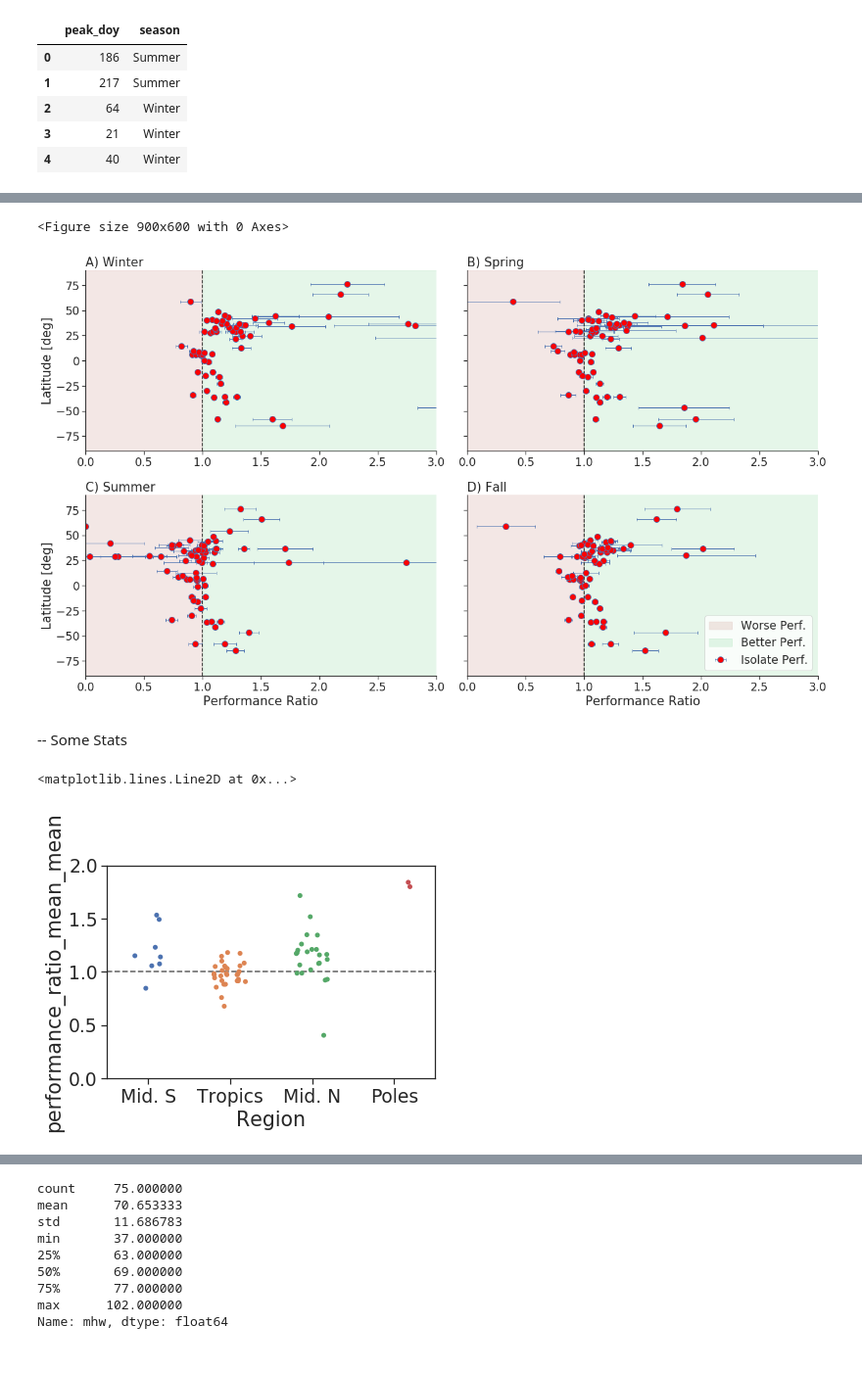
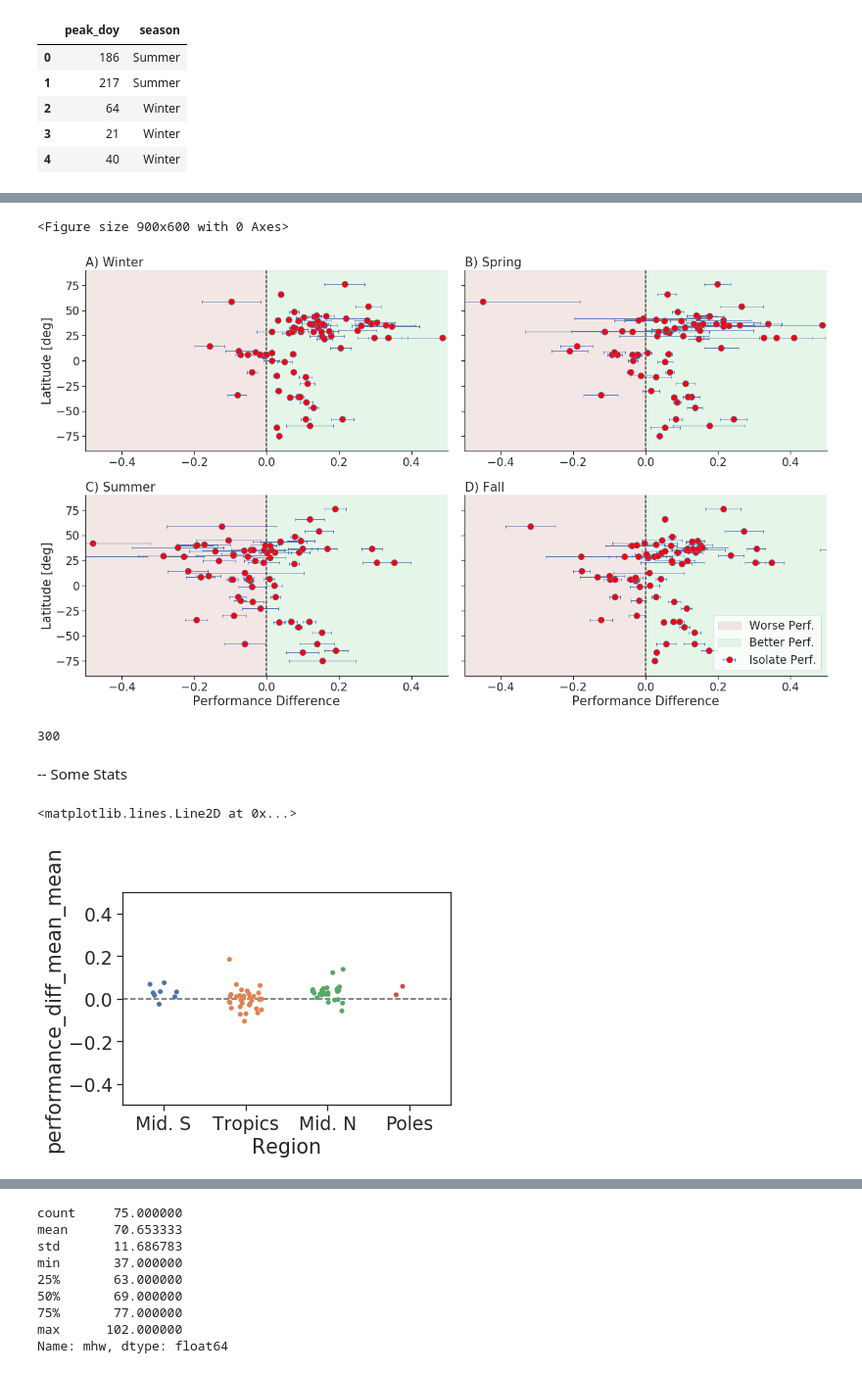
Before and after one commit to HuckleyLab/phyto-mhw, a Jupyter notebook: analysis/figures/Untitled1.ipynb, the cells around one changed output, grey strips where cells are left out. Shown at 98% size. Saved outputs shown, nothing was run; the diff lists cells and outputs as text; code cells hidden in the pictures.

Commit message:
updates to figures with new difference data (scaled)

```diff
--- a/analysis/figures/Untitled1.ipynb
+++ b/analysis/figures/Untitled1.ipynb
@@ -55,7 +55,7 @@ len(isolates.dropna(subset=['isolation.latitude', 'isolation.longitude'], axis=0
 89
 # %%
 mhwPerformance_aggregated = pd.read_csv(
-    "../isolate_performance.csv"
+    "../isolate_performance_withnegative.csv"
 )
 # %%
 mhwPerformance_aggregated.head()
@@ -187,22 +144,0 @@ plot_lowess(x, y)
-# %%
-sns.set(style='ticks', )
-fig = plt.figure(dpi=100)
-fg = sns.FacetGrid(
-    mhw_isolates_season,
-    col='season', col_wrap=2,
-    height=4, aspect=1.4,
-    sharex=False,
-)
-fg.map(
-    plot_lowess,
-    'lat_mean', 'performance_ratio_mean_mean',
-    fmt='o', capsize=2.5, linewidth=1, mfc='red',
-)
-
-fg.map(lambda color: plt.gca().axhline(1.0))
-fg.map(lambda color: plt.gca().set_ylim([-0.5, 2.5]))
-fg.set_xlabels("Latitude [deg]")
-fg.set_ylabels("Performance Ratio")
-fg.set_titles(col_template="{col_name}")
-fg.fig.suptitle('Performance Ratio by Latitude', y = 1.03, x=0.5, ha='center')
-fg.set(xlim=[-80, 80])
@@ -222,7 +154,7 @@ fg = sns.FacetGrid(
 )
 fg.map(
     lambda x, y, err, color, **kwargs: plt.errorbar(x, y, xerr=err, **kwargs),
-     'performance_ratio_mean_mean', 'lat_mean', 'performance_ratio_mean_std',
+     'performance_diff_mean_mean', 'lat_mean', 'performance_diff_mean_std',
     fmt='o', capsize=2.5, linewidth=1, ms=10, mfc='red', label='Isolate Perf.'
 )
 def title_ax(season, color):
@@ -239,18 +171,18 @@ fg.map(
 )
 
 
-fg.map(lambda color: plt.gca().axvline(1.0, linestyle='--', color='k'))
+fg.map(lambda color: plt.gca().axvline(0, linestyle='--', color='k'))
 
 # fg.fig.suptitle('Performance Ratio by Latitude', y = 1.03, x=0.5, ha='center')
 fg.set(ylim=[-90, 90])
-fg.set(xlim=[0, 3])
+fg.set(xlim=[-0.5, 0.5])
 
-fg.map(lambda color: plt.gca().axvspan(0, 1, color='xkcd:brick red', alpha=0.1, label=r'Worse Perf.'))
-fg.map(lambda color: plt.gca().axvspan(1, 3, color='xkcd:kelly green', alpha=0.1, label=r'Better Perf.'))
+fg.map(lambda color: plt.gca().axvspan(-0.5, 0, color='xkcd:brick red', alpha=0.1, label=r'Worse Perf.'))
+fg.map(lambda color: plt.gca().axvspan(0, 0.5, color='xkcd:kelly green', alpha=0.1, label=r'Better Perf.'))
 
 fg.set_titles("")
 fg.set_ylabels("Latitude [deg]")
-fg.set_xlabels("Performance Ratio")
+fg.set_xlabels("Performance Difference")
 
 fg.axes[3].legend(loc='lower right')
 plt.tight_layout()
@@ -259,7 +191,11 @@ plt.tight_layout()
 plt.savefig("isolate_performance_seasonal.png", dpi=300, bbox_inches='tight')
 # %% [output]
 <Figure size 900x600 with 0 Axes>
-[figure, old version]
+[figure, new version]
+# %%
+len(mhw_isolates_season)
+# %% [output]
+300
 # %% [markdown]
 -- Some Stats
 # %%
@@ -273,12 +209,12 @@ regional_agg = mhw_isolates_season.groupby(['isolate', "Region"]).mean().reset_i
 # %%
 
 # sns.boxplot(x='Region', y='performance_ratio_mean_mean',  data=regional_agg,boxprops=dict(facecolor=(0,0,0,0)), width=0.5)
-ax = sns.stripplot(x='Region',  y='performance_ratio_mean_mean', data=regional_agg,jitter=0.2, alpha=1,)
-ax.set_ylim([0, 2])
-ax.axhline(1.0, color='k', linestyle='--', alpha=0.7, zorder=-1)
+ax = sns.stripplot(x='Region',  y='performance_diff_mean_mean', data=regional_agg,jitter=0.2, alpha=1,)
+ax.set_ylim([-0.5, 0.5])
+ax.axhline(0.0, color='k', linestyle='--', alpha=0.7, zorder=-1)
 # %% [output]
 <matplotlib.lines.Line2D at 0x...>
-[figure, old version]
+[figure, new version]
 # %%
 # sns.boxplot(x='Region', y='performance_ratio_mean_mean',  data=regional_agg,boxprops=dict(facecolor=(0,0,0,0)), width=0.5)
 ax = sns.stripplot(x='Region',  y='performance_ratio_mean_mean', data=regional_agg,jitter=0.2, alpha=1,)
```
Also changed, not shown: parts of 10 cells of this notebook.
